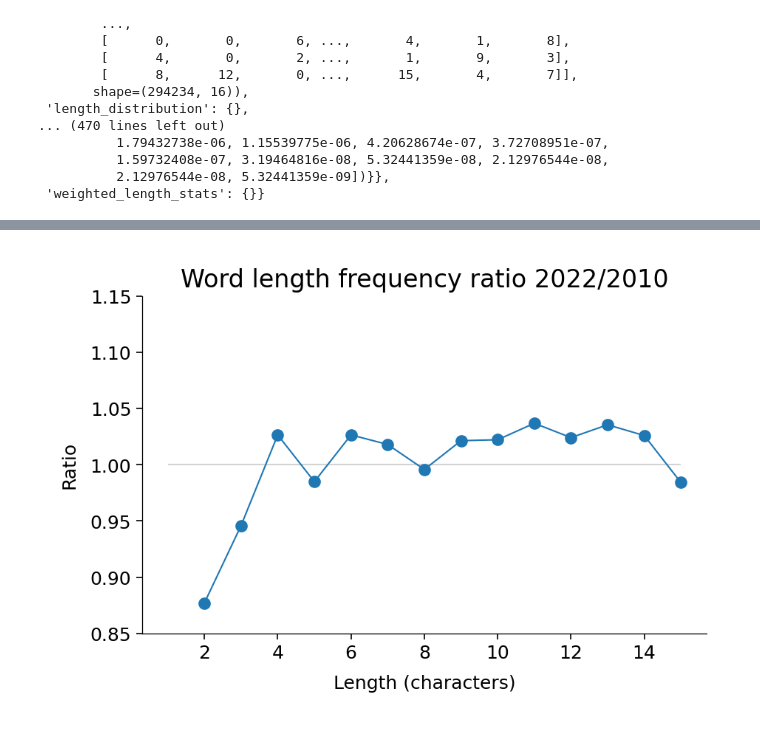
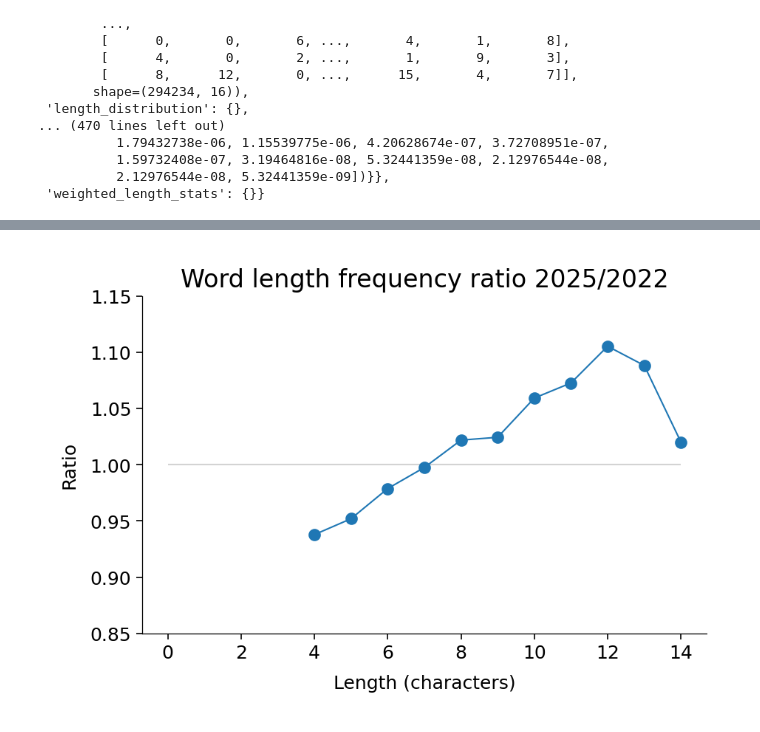
Before and after one commit to ritagonmar/llm-readability, a Jupyter notebook: scripts/03-analysis-word-lenght.ipynb, the cells around one changed output, grey strips where cells are left out. Cells and saved outputs as stored; diff of their text form; code cells hidden in the pictures.

```diff
--- a/scripts/03-analysis-word-lenght.ipynb
+++ b/scripts/03-analysis-word-lenght.ipynb
@@ -90,0 +119,4 @@ results_word_len
+# %%
+f = open(variables_path / "results_word_len.pkl", "wb")
+pickle.dump(results_word_len, f)
+f.close()
@@ -91 +277,6 @@ results_word_len
+# %%
+pickle_in = open(
+    variables_path / "exclude_2_3_char/results_word_len.pkl", "rb"
+)
+results_word_len = pickle.load(pickle_in)
 # %%
@@ -168,36 +382,37 @@ fig.savefig(
 fig, axes = plt.subplots(figsize=(3, 2))
 
 
-first_year = str(2010)
-# first_year = str(2022)
-last_year = str(2022)
-# last_year = str(2025)
+# first_year = str(2010)
+first_year = str(2022)
+# last_year = str(2022)
+last_year = str(2025)
 first_data = results_word_len["length_category_counts"][first_year]
 last_data = results_word_len["length_category_counts"][last_year]
 
 ratio = last_data["proportions"][:15] / first_data["proportions"][:15]
 axes.hlines(
     1,
     first_data["lengths"][:15][0],
     first_data["lengths"][:15][-1],
     color="lightgrey",
 )
 axes.plot(
     first_data["lengths"][:15],
     ratio,
     marker=".",
     # linewidth=2,
 )
 axes.set_title(
     f"Word length frequency ratio {last_year}/{first_year}"
 )  #: {first_year} vs {last_year}")
 axes.set_xlabel("Length (characters)")
 axes.set_ylabel(f"Ratio")
 axes.set_ylim(0.85, 1.15)
 axes.legend()
 
 fig.savefig(
-    figures_path / f"word_length_frequency_ratio_{last_year}_{first_year}.png"
+    figures_path
+    / f"word_length_frequency_ratio_{last_year}_{first_year}_length_threshold_3.png"
 )
 # %% [output]
-[figure, old version]
+[figure, new version]
```
Also changed, not shown: parts of 20 cells of this notebook, 4 other files.
